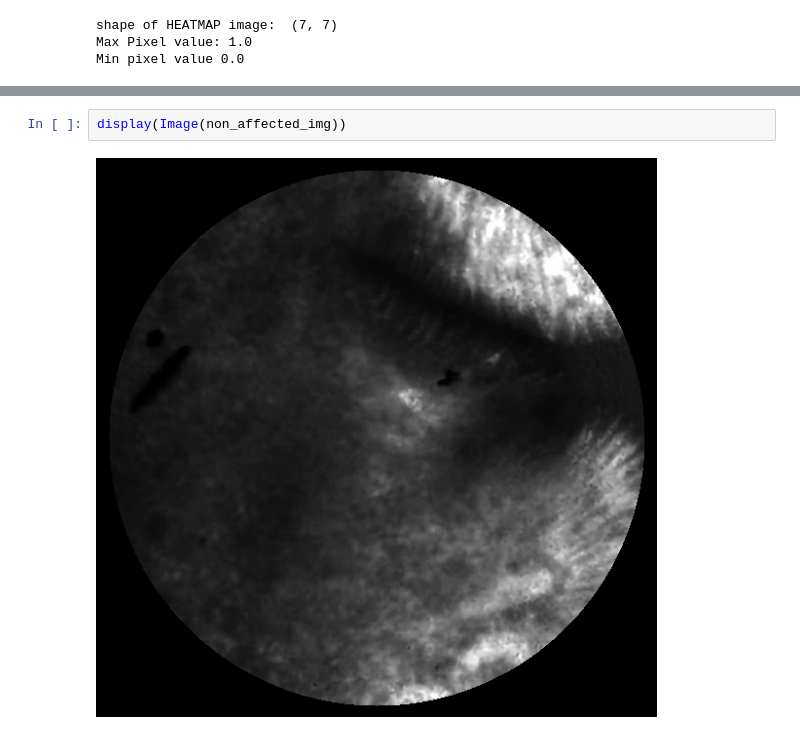
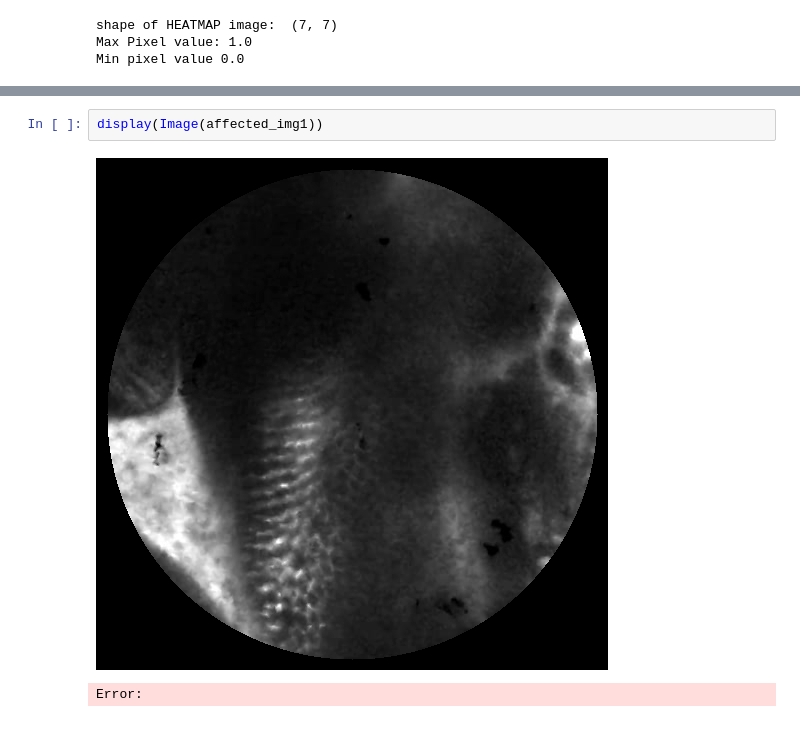
Before and after one commit to hasanmdabid/indicate_fh, a Jupyter notebook: my_code/grad_cam_effect_mobilenetv2.ipynb, the cells around one changed output, grey strips where cells are left out. Saved outputs shown, nothing was run; the diff lists cells and outputs as text.

```diff
--- a/my_code/grad_cam_effect_mobilenetv2.ipynb
+++ b/my_code/grad_cam_effect_mobilenetv2.ipynb
@@ -162,4 +188,5 @@ Jet Heatmap Max Pixel value: 255.0
 # %%
-display(Image(non_affected_img))
+display(Image(affected_img1))
 # %% [output]
-[figure, old version]
+[figure, new version]
+Error:
```
Also changed, not shown: parts of 6 cells of this notebook, 20 other files.
